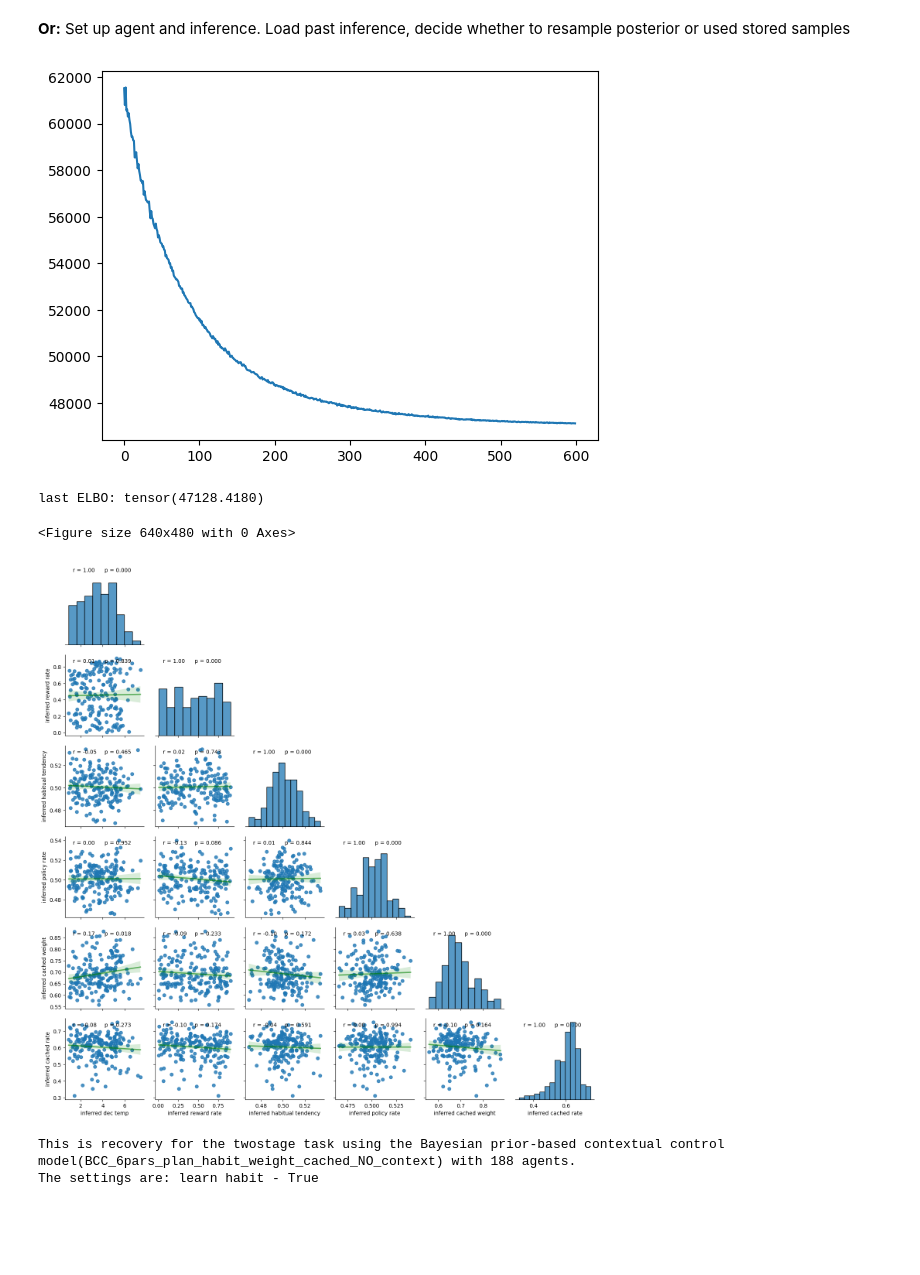
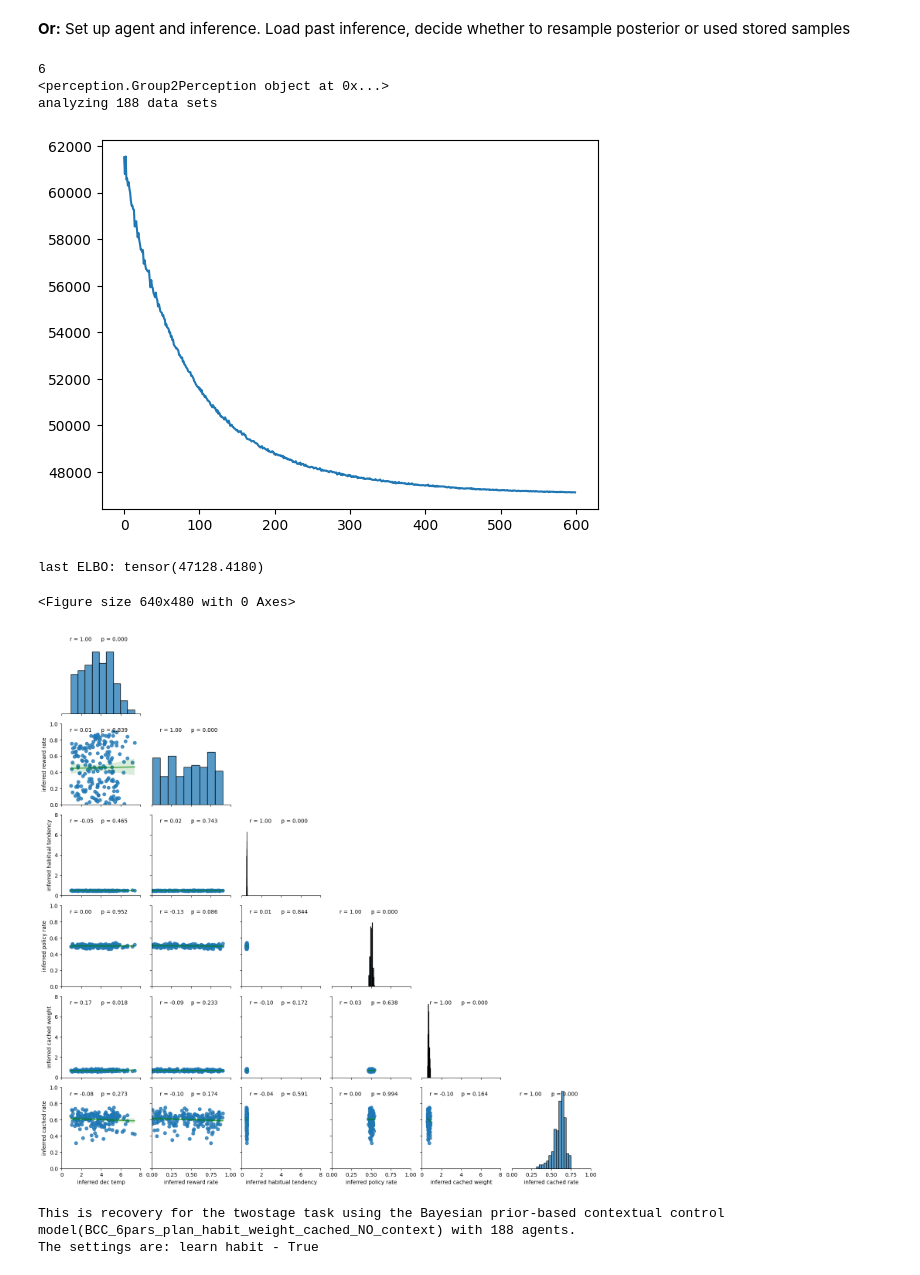
Before and after one commit to SSchwoebel/TwoStageStrategies, a Jupyter notebook: Chen_et_al_data/4a3_BCC2_planning_data_cross_fitting_BCC4_planning_repeition_cached.ipynb, the cells around one changed output. Drawn from its saved outputs; the diff is of its cells as text; code cells hidden in the pictures; blank space fills up the shorter version.

Commit message:
updated cross fitting files to be able to load data

```diff
--- a/Chen_et_al_data/4a3_BCC2_planning_data_cross_fitting_BCC4_planning_repeition_cached.ipynb
+++ b/Chen_et_al_data/4a3_BCC2_planning_data_cross_fitting_BCC4_planning_repeition_cached.ipynb
@@ -346,7 +346,7 @@ BCC2_cross_fitting_BCC_6pars_plan_habit_weight_cached_NO_context
 # %% [markdown]
 <b>Decide</b> for running or loading inference
 # %%
-run_inference = True
+run_inference = False
 # %% [markdown]
 <b>Either:</b> Set up agent and inference. Run main inference loop, plot intermediate and end results
 # %%
@@ -393,8 +393,8 @@ if run_inference:
                             grid_kws={"layout_pad": 1.5},
                             x_vars=vars_of_interest, y_vars=vars_of_interest)
         f.map(tu.annot_corrfunc)
-        # for p, p_range in enumerate(param_ranges):
-        #     f.axes[3,p].set_xlim(p_range)
-        #     f.axes[p,0].set_ylim(p_range)
+        for p, p_range in enumerate(param_ranges):
+            f.axes[n_pars-1,p].set_xlim(p_range)
+            f.axes[p,0].set_ylim(p_range)
         plt.savefig(os.path.join(base_dir, fname_str+"_pairplot_means_inferred_corr.svg"))
         plt.show()
@@ -454,11 +404,11 @@ taking steps 201 to 300 out of total 600
 if not run_inference:
 
     # set up agent
-    bayes_agent = tu.set_up_Bayesian_inference_agent(n_agents, infer_h, base_dir, global_experiment_parameters, data["valid"], remove_old=False)
+    bayes_agent = tu.set_up_Bayesian_inference_agent(n_agents, learn_rewards, learn_habit, learn_cached, base_dir, global_experiment_parameters, data["valid"], remove_old=False)
 
     print('analyzing '+str(n_agents)+' data sets')
 
-    resample = True
+    resample = False
 
     # set up inference
     inferrer = inf.GeneralGroupInference(bayes_agent, data)
@@ -470,35 +420,38 @@ if not run_inference:
     inferrer.load_elbo(os.path.join(base_dir, fname_str+"_elbo.save"))
 
     if resample:
-        mean_df, sample_df, locs_df = tu.sample_posterior(inferrer, param_names, fname_str, base_dir)
+        mean_df, sample_df, locs_df = iu.sample_posterior(inferrer, param_names, fname_str, base_dir)
     else:
-        mean_df, sample_df, locs_df = tu.load_samples(base_dir, fname_str)
+        mean_df, sample_df, locs_df = iu.load_samples(base_dir, fname_str)
 
 plt.figure()
 plt.plot(inferrer.loss)
 plt.show()
 print("last ELBO:", inferrer.loss[-1])
 # %% [output]
+6
+<perception.Group2Perception object at 0x...>
+analyzing 188 data sets
 [figure]
-last ELBO: tensor(47128.4180)
+last ELBO: tensor(47128.4180)
 # %%
 plt.figure()
 vars_of_interest = ["inferred "+name for name in param_names]
 f = sns.pairplot(data=mean_df, kind='reg', diag_kind="hist", corner=True,
                     plot_kws={'line_kws': {'color': 'green', 'alpha': 0.6}},
                     grid_kws={"layout_pad": 1.5},
                     x_vars=vars_of_interest, y_vars=vars_of_interest)
 f.map(tu.annot_corrfunc)
-# for p, p_range in enumerate(param_ranges):
-#     f.axes[3,p].set_xlim(p_range)
-#     f.axes[p,0].set_ylim(p_range)
+for p, p_range in enumerate(param_ranges):
+    f.axes[n_pars-1,p].set_xlim(p_range)
+    f.axes[p,0].set_ylim(p_range)
 plt.savefig(os.path.join(base_dir, fname_str+"_pairplot_means_inferred_corr.svg"))
 plt.show()
 
 print("This is recovery for the twostage task using the "+model_name+"("+agent_type+")"+" with "+str(n_agents)+" agents.")
 print("The settings are: learn habit - "+str(learn_habit))
 # %% [output]
 <Figure size 640x480 with 0 Axes>
-[figure, old version]
+[figure, new version]
 This is recovery for the twostage task using the Bayesian prior-based contextual control model(BCC_6pars_plan_habit_weight_cached_NO_context) with 188 agents.
 The settings are: learn habit - True
```
Also changed, not shown: parts of 1 cell of this notebook, 7 other files.
